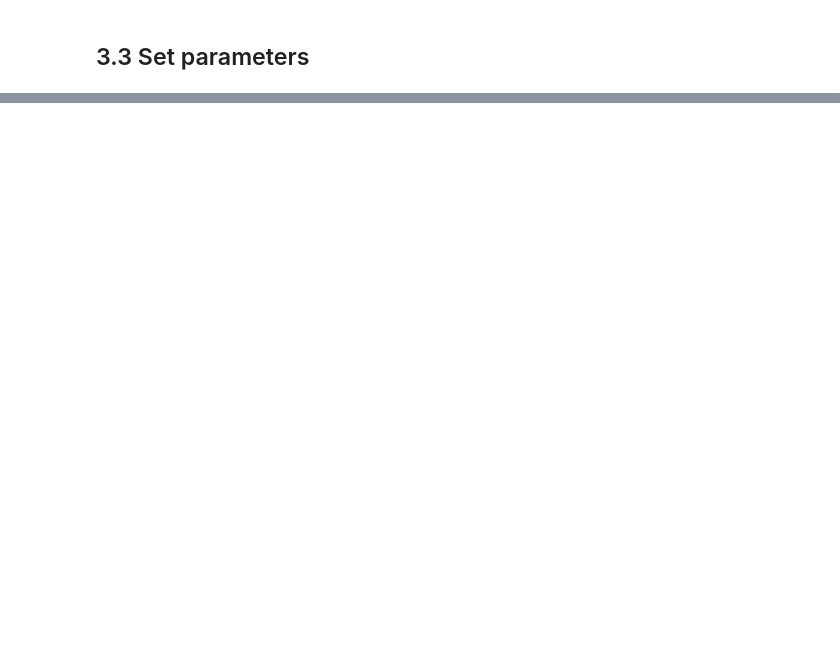
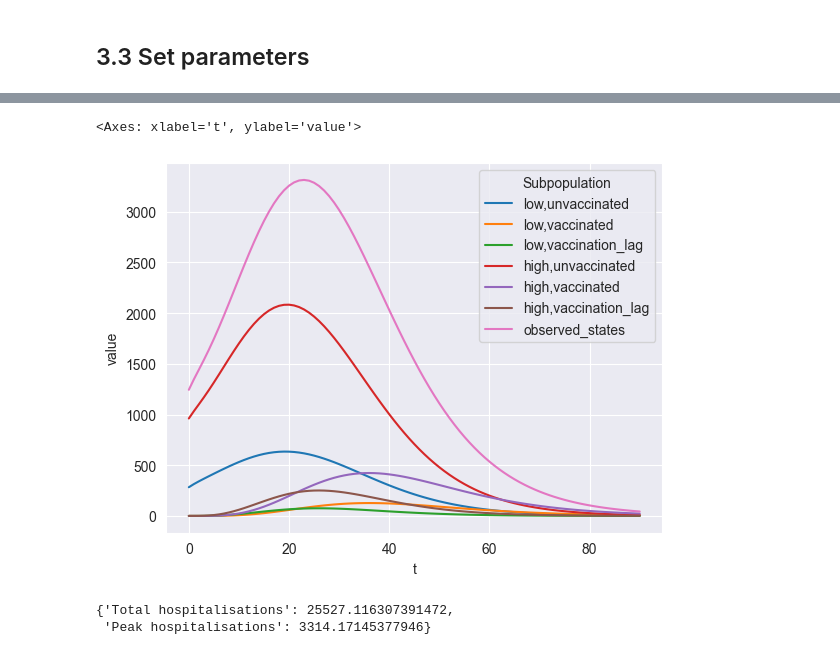
Before and after one commit to m-d-grunnill/MetaCast, a Jupyter notebook: demo/Basic_Demonstration.ipynb, the cells around one changed output, grey strips where cells are left out. Saved outputs shown, nothing was run; the diff lists cells and outputs as text; code cells hidden in the pictures; blank space fills up the shorter version.

Commit message:
Basic_Demonstration.ipynb finished sections on: * A Rapid Pathogen test: Discrete Event simulation within a 2 dimensional/axis disease X model.
As a result did some resulting debugging.

```diff
--- a/demo/Basic_Demonstration.ipynb
+++ b/demo/Basic_Demonstration.ipynb
@@ -506,0 +637,5 @@ display({'Total hospitalisations': results_3.loc[90,('observed_states','H_cumula
+# %%
+v_day = end_day
+prob_vaccinated_by_v_day = 0.95
+prob_vaccinated_per_day = 1-(1-prob_vaccinated_by_v_day)**(1/v_day)
+prob_vaccinated_per_day
@@ -506,0 +644,29 @@ display({'Total hospitalisations': results_3.loc[90,('observed_states','H_cumula
+# %%
+vaccination_rates = {'nu_0': prob_vaccinated_per_day,
+                     'nu_1': 1/14}
+vaccine_reduced_susceptibility = 0.5
+beta_parameters = {'beta_[high,unvaccinated]': transmission_no_intervention,
+                   'beta_[high,vaccinated]': transmission_no_intervention*(1-vaccine_reduced_susceptibility),
+                   'beta_[high,vaccination_lag]': transmission_no_intervention,
+                   'beta_[low,unvaccinated]': transmission_no_intervention,
+                   'beta_[low,vaccinated]': transmission_no_intervention*(1-vaccine_reduced_susceptibility),
+                   'beta_[low,vaccination_lag]': transmission_no_intervention,}
+
+vaccine_reduced_severity = 0.8
+vaccine_reduced_severity_given_reduced_susceptibility = 1-((1-vaccine_reduced_severity)/(1-vaccine_reduced_susceptibility))
+hospitalisation_probs = {'p_[high,unvaccinated]': high_risk_prob_of_hospital,
+                         'p_[high,vaccinated]': high_risk_prob_of_hospital*vaccine_reduced_severity_given_reduced_susceptibility,
+                         'p_[high,vaccination_lag]': high_risk_prob_of_hospital,
+                         'p_[low,unvaccinated]': low_risk_prob_of_hospital,
+                         'p_[low,vaccinated]': low_risk_prob_of_hospital*vaccine_reduced_severity_given_reduced_susceptibility,
+                         'p_[low,vaccination_lag]': low_risk_prob_of_hospital}
+interaction_parameters = {'rho'+ subpop_suffix_i+subpop_suffix_j: subpopulation_interactions
+                          for subpop_suffix_i in metapop_model.subpop_suffixes
+                          for subpop_suffix_j in metapop_model.subpop_suffixes}
+
+parameters = {**vaccination_rates,
+              **non_subpop_parameters,
+              **hospitalisation_probs,
+              **beta_parameters,
+              **interaction_parameters}
+metapop_model.parameters = parameters
@@ -506,0 +675,3 @@ display({'Total hospitalisations': results_3.loc[90,('observed_states','H_cumula
+# %%
+results_4 = metapop_model.integrate(y,t)
+results_4
@@ -506,0 +695,4 @@ display({'Total hospitalisations': results_3.loc[90,('observed_states','H_cumula
+# %%
+results_4['t'] = t
+results_4_melted = results_4.melt(id_vars=['t'],var_name=['Subpopulation', 'State']) # melt results for using seaborn
+results_4_melted
@@ -506,0 +713,12 @@ display({'Total hospitalisations': results_3.loc[90,('observed_states','H_cumula
+# %%
+hospitalised_results = results_4_melted[results_4_melted['State']=='H']
+sns.lineplot(hospitalised_results,x='t',y='value',hue='Subpopulation')
+# %% [output]
+<Axes: xlabel='t', ylabel='value'>
+[figure, added]
+# %%
+display({'Total hospitalisations': results_4.loc[90,('observed_states','H_cumulative')],
+         'Peak hospitalisations': max(results_4.loc[:,('observed_states','H')])})
+# %% [output]
+{'Total hospitalisations': 25527.116307391472,
+ 'Peak hospitalisations': 3314.17145377946}
```
Also changed, not shown: parts of 44 cells of this notebook, 2 other files.
